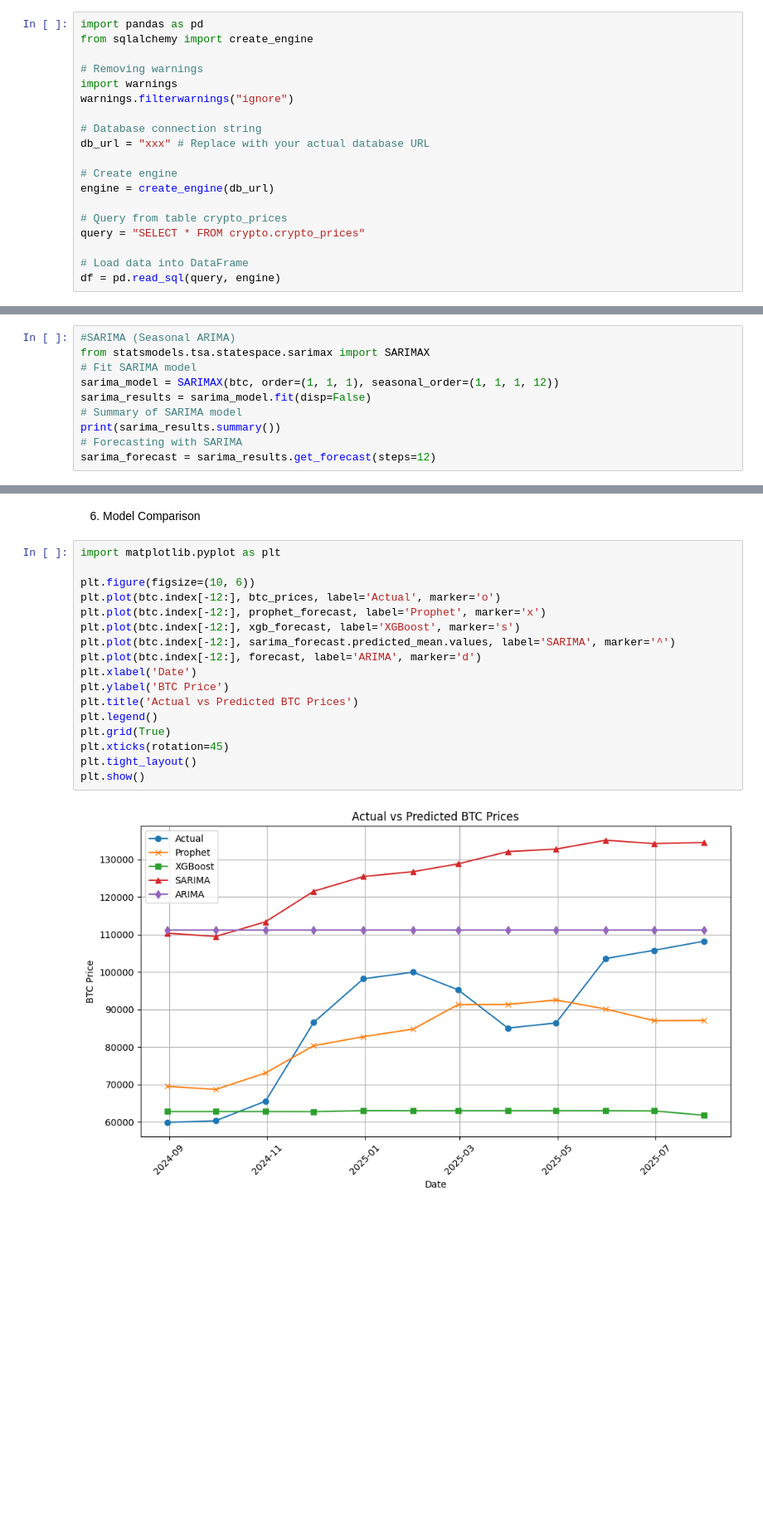
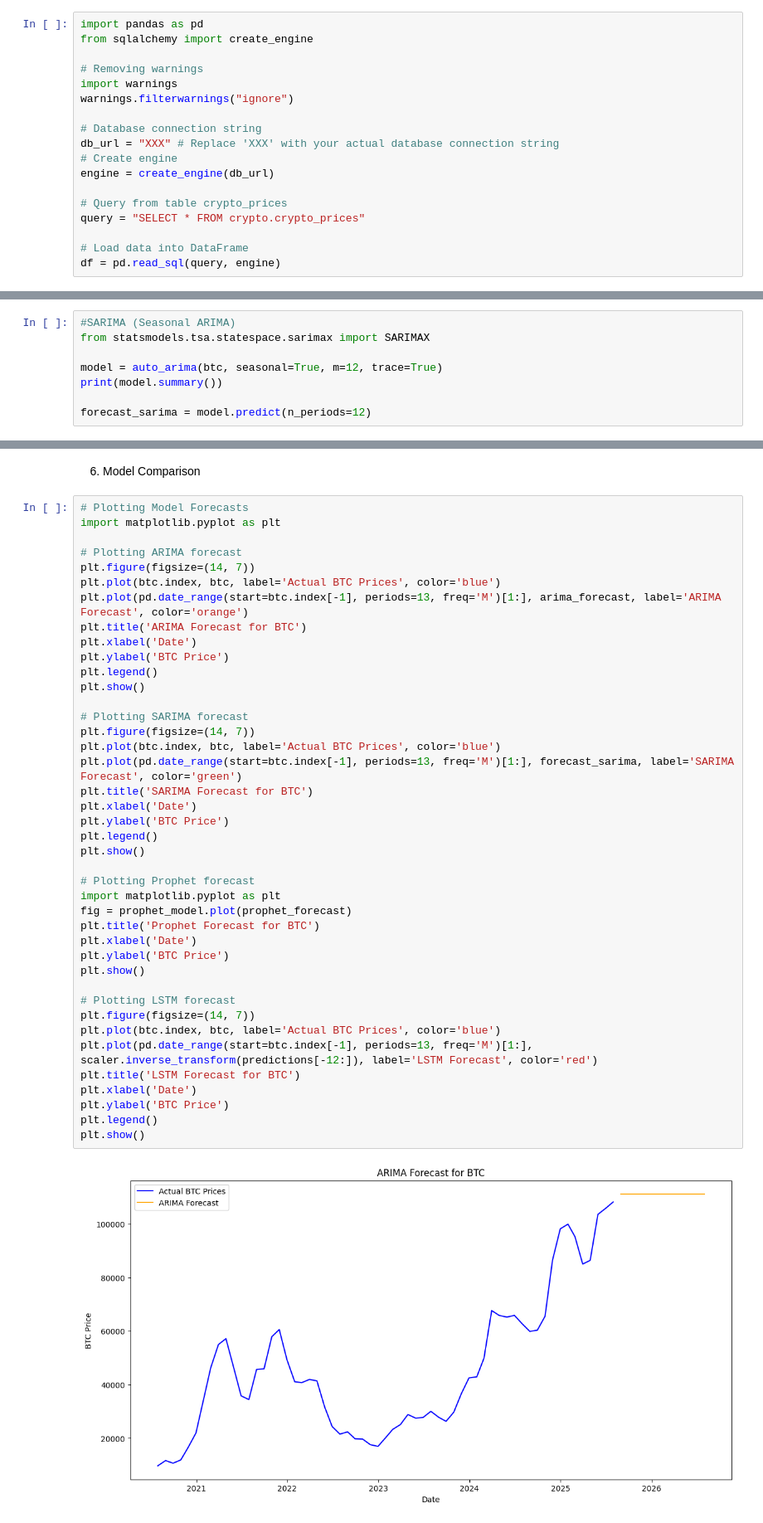
Before and after one commit to duotkuer/Cryptocurrency-Time-Series-Forecasting, a Jupyter notebook: crypto_ts.ipynb, the cells around one changed output, grey strips where cells are left out. Shown at 83% size. Cells and saved outputs as stored; diff of their text form; blank space fills up the shorter version.

```diff
--- a/crypto_ts.ipynb
+++ b/crypto_ts.ipynb
@@ -11,8 +11,7 @@ import warnings
 warnings.filterwarnings("ignore")
 
 # Database connection string
-db_url = "xxx" # Replace with your actual database URL
-
+db_url = "XXX" # Replace 'XXX' with your actual database connection string
 # Create engine
 engine = create_engine(db_url)
 
@@ -186,11 +186,9 @@ Warnings:
 # %%
 #SARIMA (Seasonal ARIMA)
 from statsmodels.tsa.statespace.sarimax import SARIMAX
-# Fit SARIMA model
-sarima_model = SARIMAX(btc, order=(1, 1, 1), seasonal_order=(1, 1, 1, 12))
-sarima_results = sarima_model.fit(disp=False)
-# Summary of SARIMA model
-print(sarima_results.summary())
-# Forecasting with SARIMA
-sarima_forecast = sarima_results.get_forecast(steps=12)
+
+model = auto_arima(btc, seasonal=True, m=12, trace=True)
+print(model.summary())
+
+forecast_sarima = model.predict(n_periods=12)
 # %% [output]
@@ -375,21 +320,45 @@ KeyError: 'Close'
 # %% [markdown]
 6. Model Comparison
 # %%
+# Plotting Model Forecasts
 import matplotlib.pyplot as plt
 
-plt.figure(figsize=(10, 6))
-plt.plot(btc.index[-12:], btc_prices, label='Actual', marker='o')
-plt.plot(btc.index[-12:], prophet_forecast, label='Prophet', marker='x')
-plt.plot(btc.index[-12:], xgb_forecast, label='XGBoost', marker='s')
-plt.plot(btc.index[-12:], sarima_forecast.predicted_mean.values, label='SARIMA', marker='^')
-plt.plot(btc.index[-12:], forecast, label='ARIMA', marker='d')
+# Plotting ARIMA forecast
+plt.figure(figsize=(14, 7))
+plt.plot(btc.index, btc, label='Actual BTC Prices', color='blue')
+plt.plot(pd.date_range(start=btc.index[-1], periods=13, freq='M')[1:], arima_forecast, label='ARIMA Forecast', color='orange')
+plt.title('ARIMA Forecast for BTC')
 plt.xlabel('Date')
 plt.ylabel('BTC Price')
-plt.title('Actual vs Predicted BTC Prices')
 plt.legend()
-plt.grid(True)
-plt.xticks(rotation=45)
-plt.tight_layout()
 plt.show()
+
+# Plotting SARIMA forecast
+plt.figure(figsize=(14, 7))
+plt.plot(btc.index, btc, label='Actual BTC Prices', color='blue')
+plt.plot(pd.date_range(start=btc.index[-1], periods=13, freq='M')[1:], forecast_sarima, label='SARIMA Forecast', color='green')
+plt.title('SARIMA Forecast for BTC')
+plt.xlabel('Date')
+plt.ylabel('BTC Price')
+plt.legend()
+plt.show()
+
+# Plotting Prophet forecast
+import matplotlib.pyplot as plt
+fig = prophet_model.plot(prophet_forecast)
+plt.title('Prophet Forecast for BTC')
+plt.xlabel('Date')
+plt.ylabel('BTC Price')
+plt.show()
+
+# Plotting LSTM forecast
+plt.figure(figsize=(14, 7))
+plt.plot(btc.index, btc, label='Actual BTC Prices', color='blue')
+plt.plot(pd.date_range(start=btc.index[-1], periods=13, freq='M')[1:], scaler.inverse_transform(predictions[-12:]), label='LSTM Forecast', color='red')
+plt.title('LSTM Forecast for BTC')
+plt.xlabel('Date')
+plt.ylabel('BTC Price')
+plt.legend()
+plt.show()
 # %% [output]
-[figure, old version]
+[figure, new version]
```
Also changed, not shown: parts of 7 cells of this notebook.
